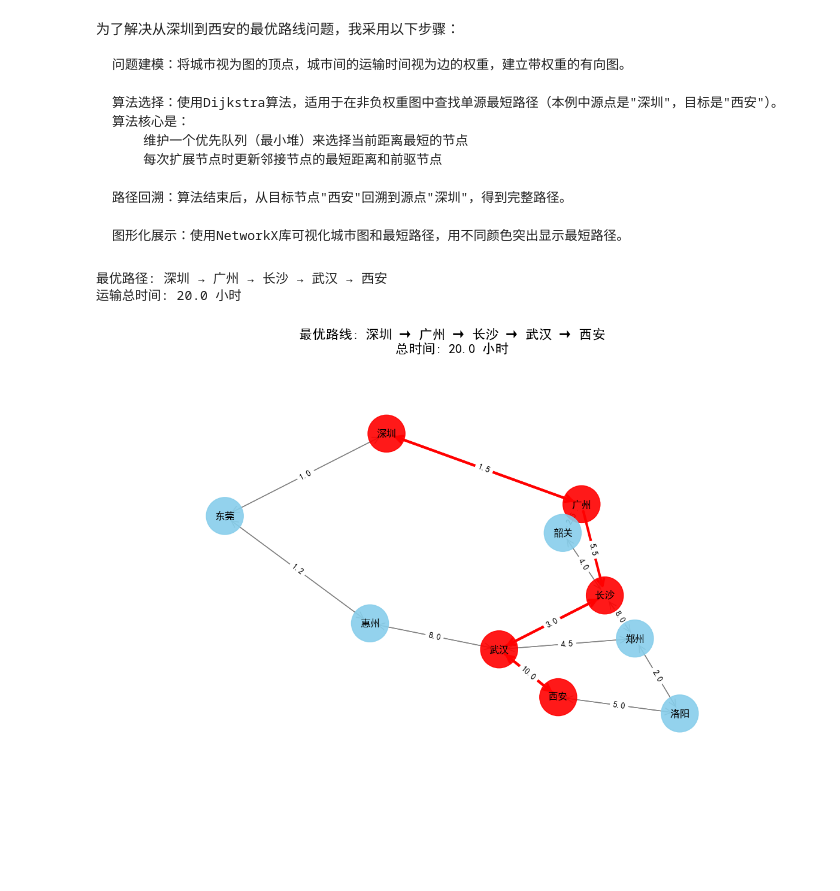
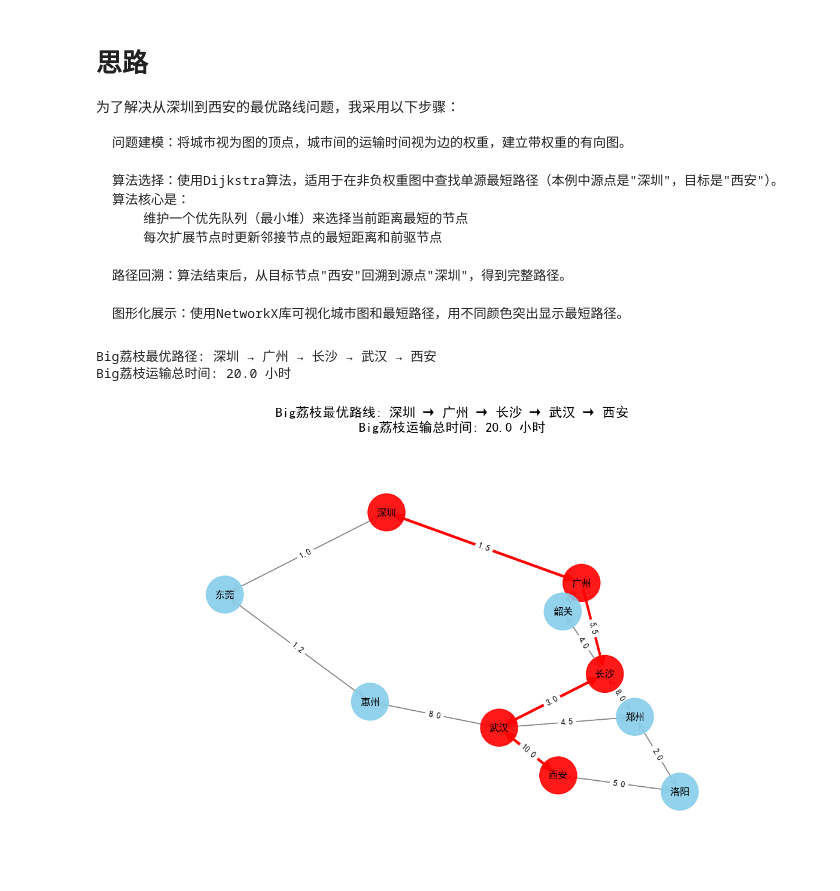
Before and after one commit to Jacksx20/LycheeTraOpt, a Jupyter notebook: TraRoutePlanning.ipynb, the cells around one changed output. Cells and saved outputs as stored; diff of their text form; code cells hidden in the pictures; blank space fills up the shorter version.

```diff
--- a/TraRoutePlanning.ipynb
+++ b/TraRoutePlanning.ipynb
@@ -1,3 +1,4 @@
 # %% [markdown]
+# 思路
 为了解决从深圳到西安的最优路线问题，我采用以下步骤：
 
@@ -103,36 +104,36 @@ def plot_path(graph, path, total_cost):
     # 添加节点标签
     nx.draw_networkx_labels(G, pos, font_size=12, font_weight='bold')
 
     # 添加边的权重标签
     edge_labels = nx.get_edge_attributes(G, 'weight')
     nx.draw_networkx_edge_labels(G, pos, edge_labels=edge_labels, font_size=10)
 
     # 设置标题
-    plt.title(f"最优路线: {' → '.join(path)}\n总时间: {total_cost} 小时", fontsize=16)
+    plt.title(f"Big荔枝最优路线: {' → '.join(path)}\nBig荔枝运输总时间: {total_cost} 小时", fontsize=16)
 
     # 显示网格并调整边界
     plt.axis('off')
     plt.margins(0.2)
     plt.tight_layout()
     plt.show()
 
 # 计算最短路径
 if __name__ == "__main__":
     start_city = "深圳"
     end_city = "西安"
 
     total_cost, optimal_path = dijkstra(city_graph, start_city, end_city)
 
     # 打印结果
-    print(f"最优路径: {' → '.join(optimal_path)}")
-    print(f"运输总时间: {total_cost} 小时")
+    print(f"Big荔枝最优路径: {' → '.join(optimal_path)}")
+    print(f"Big荔枝运输总时间: {total_cost} 小时")
 
     # 图形化展示
     #解决 matplotlib 中文显示问题
     plt.rcParams['font.sans-serif'] = ['SimHei']  # 设置中文
     plt.rcParams['axes.unicode_minus'] = False  # 解决负号显示问题
     plot_path(city_graph, optimal_path, total_cost)
 # %% [output]
-最优路径: 深圳 → 广州 → 长沙 → 武汉 → 西安
-运输总时间: 20.0 小时
+Big荔枝最优路径: 深圳 → 广州 → 长沙 → 武汉 → 西安
+Big荔枝运输总时间: 20.0 小时
-[figure, old version]
+[figure, new version]
```
Also changed, not shown: parts of 2 cells of this notebook.
